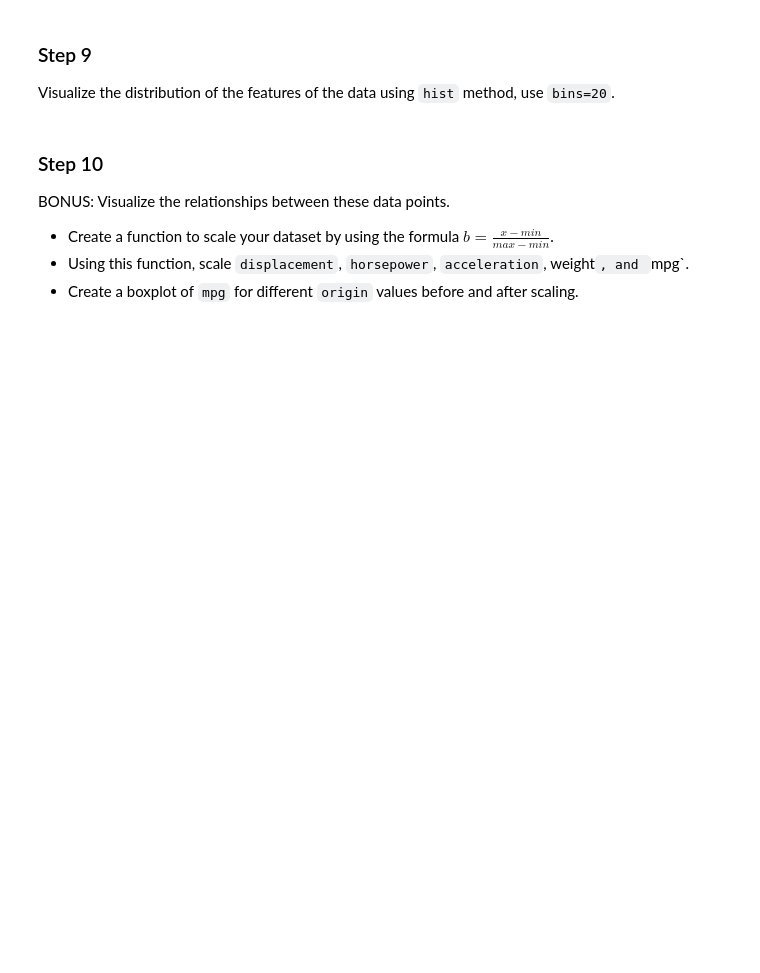
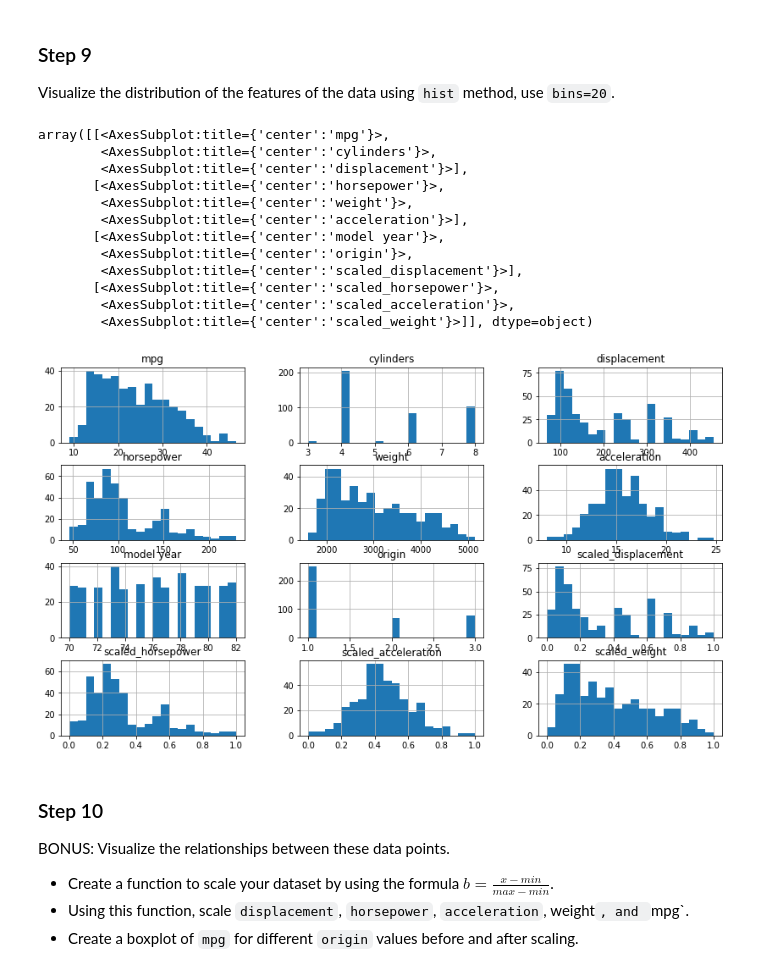
Before and after one commit to LingjieHe/DS_Bootcamp_assignment, a Jupyter notebook: 9_MachineLearning/1_introduction/04-Lab1St.ipynb, the cells around one changed output. Drawn from its saved outputs; the diff is of its cells as text; code cells hidden in the pictures; blank space fills up the shorter version.

```diff
--- a/9_MachineLearning/1_introduction/04-Lab1St.ipynb
+++ b/9_MachineLearning/1_introduction/04-Lab1St.ipynb
@@ -186,6 +289,22 @@ Let's specifically look at the description of the mpg feature
 # %% [markdown]
 ### Step 9
 Visualize the distribution of the features of the data using `hist` method, use `bins=20`.
+# %%
+auto_data.hist(figsize=(14,8), bins=20)
+# %% [output]
+array([[<AxesSubplot:title={'center':'mpg'}>,
+        <AxesSubplot:title={'center':'cylinders'}>,
+        <AxesSubplot:title={'center':'displacement'}>],
+       [<AxesSubplot:title={'center':'horsepower'}>,
+        <AxesSubplot:title={'center':'weight'}>,
+        <AxesSubplot:title={'center':'acceleration'}>],
+       [<AxesSubplot:title={'center':'model year'}>,
+        <AxesSubplot:title={'center':'origin'}>,
+        <AxesSubplot:title={'center':'scaled_displacement'}>],
+       [<AxesSubplot:title={'center':'scaled_horsepower'}>,
+        <AxesSubplot:title={'center':'scaled_acceleration'}>,
+        <AxesSubplot:title={'center':'scaled_weight'}>]], dtype=object)
+[figure, added]
 # %% [markdown]
 ### Step 10
 BONUS: Visualize the relationships between these data points.
```
Also changed, not shown: parts of 19 cells of this notebook, 2 other files.
